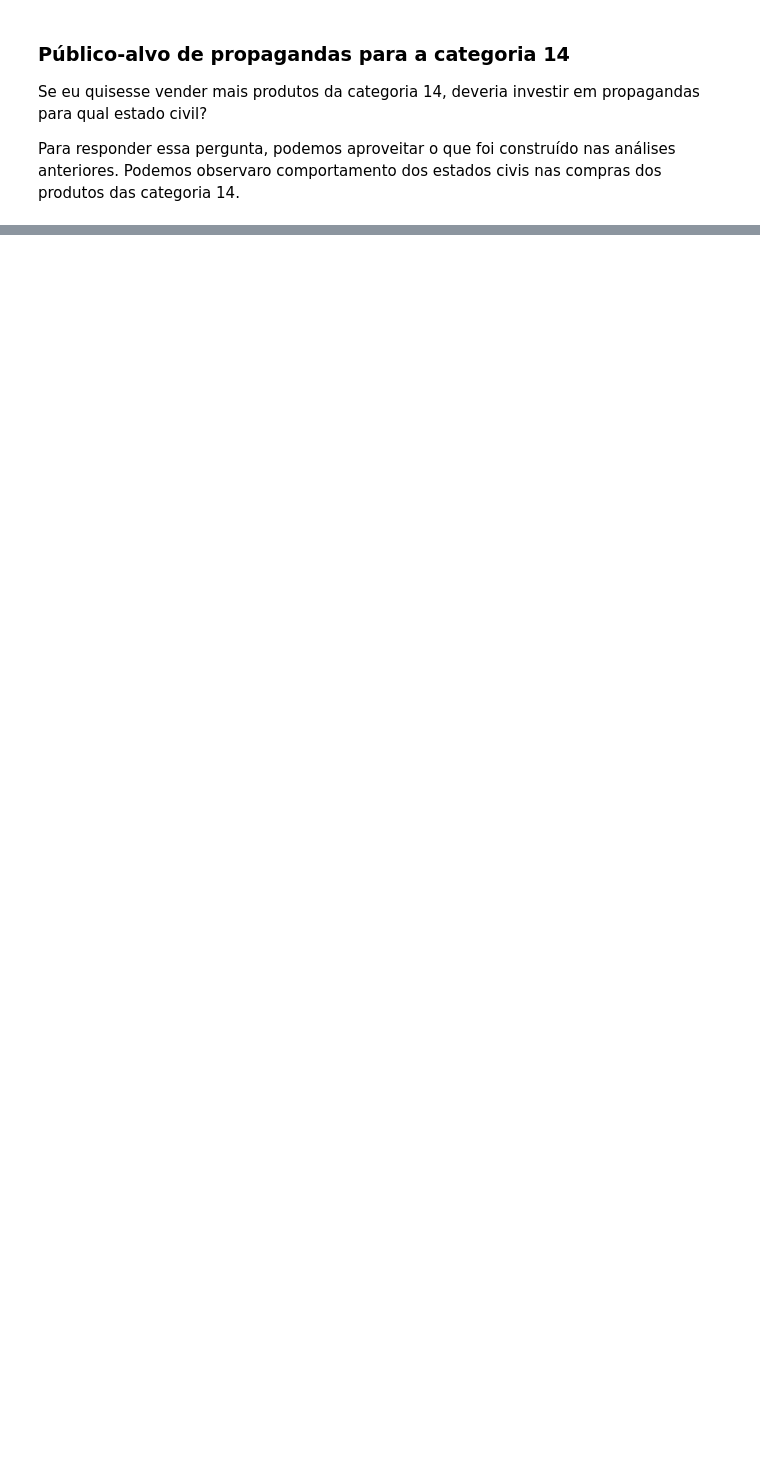
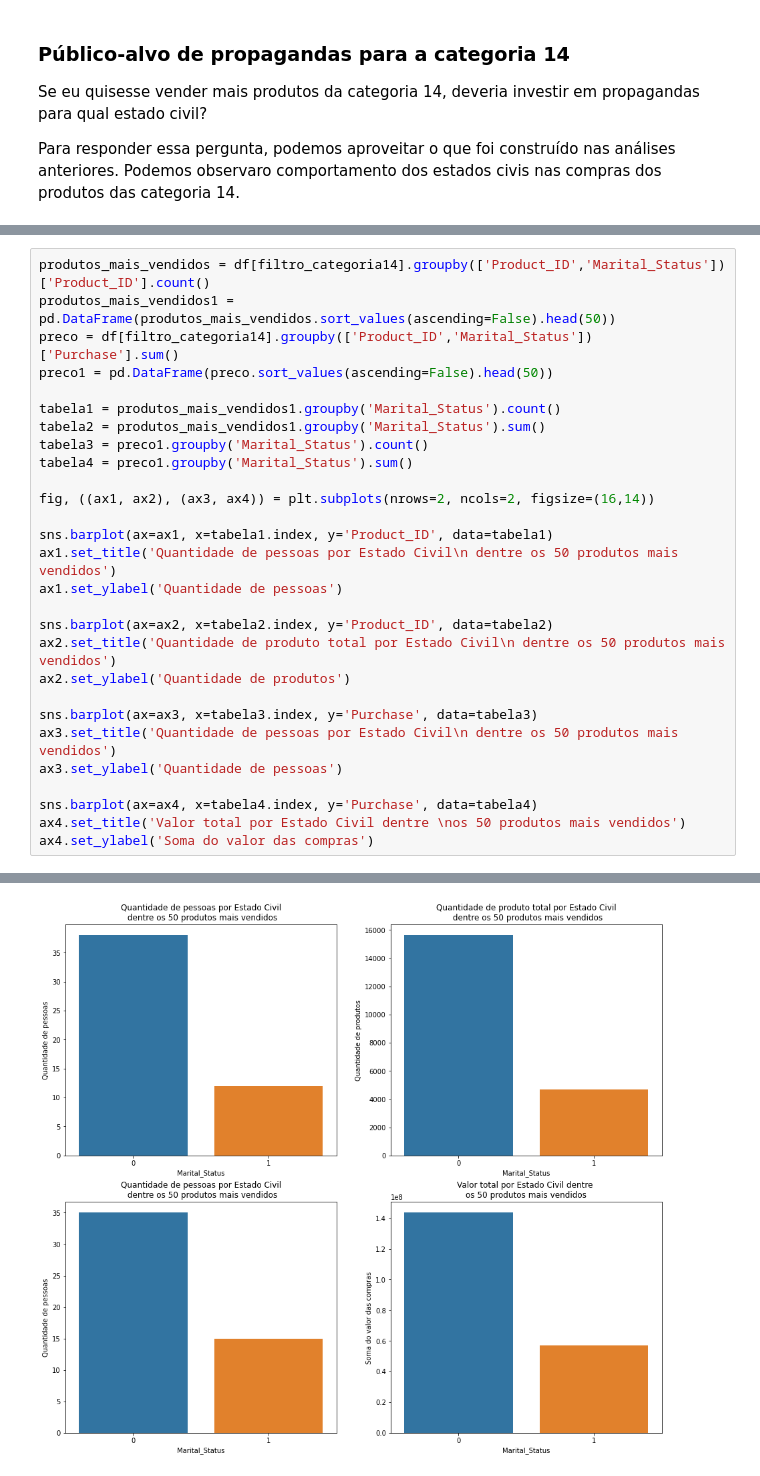
Before and after one commit to ewerthonk/EDA-ecommerce-black-friday, a Jupyter notebook: exploratory-analysis-ecommerce.ipynb, the cells around one changed output, grey strips where cells are left out. Drawn from its saved outputs; the diff is of its cells as text; blank space fills up the shorter version.

```diff
--- a/exploratory-analysis-ecommerce.ipynb
+++ b/exploratory-analysis-ecommerce.ipynb
@@ -196,0 +224,29 @@ Name: Purchase, dtype: int64
+# %%
+produtos_mais_vendidos = df[filtro_categoria14].groupby(['Product_ID','Marital_Status'])['Product_ID'].count()
+produtos_mais_vendidos1 = pd.DataFrame(produtos_mais_vendidos.sort_values(ascending=False).head(50))
+preco = df[filtro_categoria14].groupby(['Product_ID','Marital_Status'])['Purchase'].sum()
+preco1 = pd.DataFrame(preco.sort_values(ascending=False).head(50))
+
+tabela1 = produtos_mais_vendidos1.groupby('Marital_Status').count()
+tabela2 = produtos_mais_vendidos1.groupby('Marital_Status').sum()
+tabela3 = preco1.groupby('Marital_Status').count()
+tabela4 = preco1.groupby('Marital_Status').sum()
+
+fig, ((ax1, ax2), (ax3, ax4)) = plt.subplots(nrows=2, ncols=2, figsize=(16,14))
+
+sns.barplot(ax=ax1, x=tabela1.index, y='Product_ID', data=tabela1)
+ax1.set_title('Quantidade de pessoas por Estado Civil\n dentre os 50 produtos mais vendidos')
+ax1.set_ylabel('Quantidade de pessoas')
+
+sns.barplot(ax=ax2, x=tabela2.index, y='Product_ID', data=tabela2)
+ax2.set_title('Quantidade de produto total por Estado Civil\n dentre os 50 produtos mais vendidos')
+ax2.set_ylabel('Quantidade de produtos')
+
+sns.barplot(ax=ax3, x=tabela3.index, y='Purchase', data=tabela3)
+ax3.set_title('Quantidade de pessoas por Estado Civil\n dentre os 50 produtos mais vendidos')
+ax3.set_ylabel('Quantidade de pessoas')
+
+sns.barplot(ax=ax4, x=tabela4.index, y='Purchase', data=tabela4)
+ax4.set_title('Valor total por Estado Civil dentre \nos 50 produtos mais vendidos')
+ax4.set_ylabel('Soma do valor das compras')
+# %% [output]
@@ -197 +254,2 @@ Name: Purchase, dtype: int64
+[figure, added]
 # %% [markdown]
```
Also changed, not shown: parts of 21 cells of this notebook, 1 other file.
